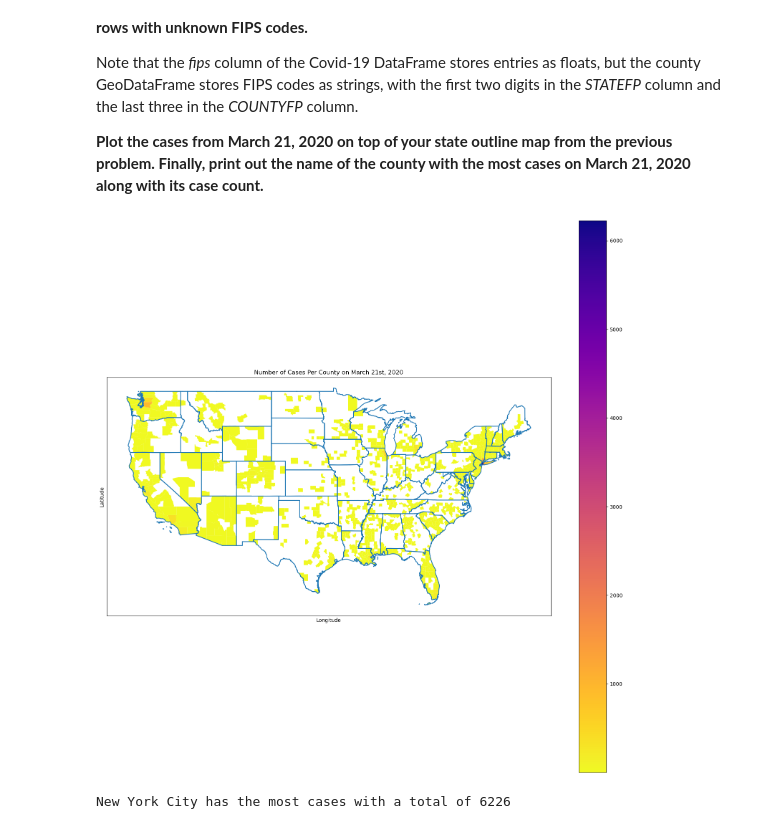
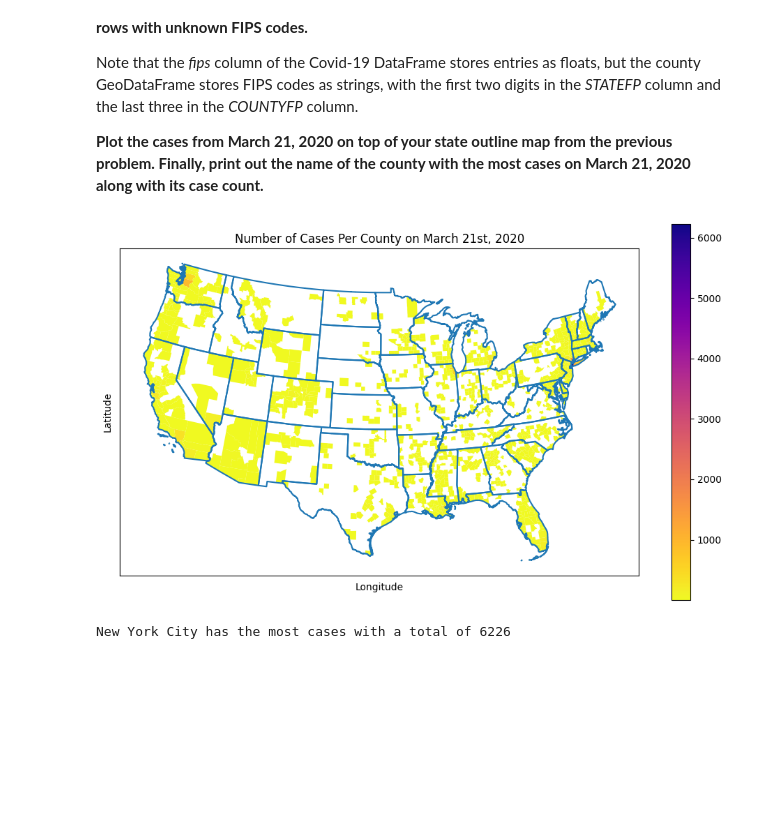
Before and after one commit to binDebug3/volume3, a Jupyter notebook: byu_vol3/Pandas4/pandas4.ipynb, the cells around one changed output. Drawn from its saved outputs; the diff is of its cells as text; code cells hidden in the pictures; blank space fills up the shorter version.

```diff
--- a/byu_vol3/Pandas4/pandas4.ipynb
+++ b/byu_vol3/Pandas4/pandas4.ipynb
@@ -76,7 +77,7 @@ Plot this GeoDataFrame to see an outline of the 48 contiguous states.
 Ensure a CRS of 5071.
 # %%
 # read data
-counties = gpd.read_file('county_data.gpkg')
+counties = gpd.read_file('/mnt/c/Users/dalli/source/acme_senior/volume3/byu_vol3/Pandas4/county_data.gpkg')
 
 # plot default map
 fig,ax = plt.subplots(figsize=(10,7), ncols=1, nrows=1)
@@ -93,16 +94,13 @@ plt.show()
 [figure]
 # %%
 # plot other formatting
-# TODO to crs does not work rip
-# counties.to_crs(5071,inplace=True)
+counties.to_crs(5071,inplace=True)
 
-fig,ax = plt.subplots(figsize=(10,7), ncols=1, nrows=1)
+fig, ax = plt.subplots(figsize=(10,7), ncols=1, nrows=1)
 base = counties["geometry"].boundary.plot(edgecolor='black', ax=ax, linewidth=0.2)
 
 # set plot parameters
 plt.title('US Counties in CRS 5071')
-plt.xlim(-185,-60)
-plt.ylim(18,75)
 plt.xlabel('Longitude')
 plt.ylabel('Latitude')
 plt.show()
@@ -111,7 +109,6 @@ plt.show()
 # %%
-states = gpd.read_file('county_data.gpkg')
-# to crs does not work rip
-# states.to_crs(5071,inplace=True)
+states = gpd.read_file('/mnt/c/Users/dalli/source/acme_senior/volume3/byu_vol3/Pandas4/county_data.gpkg')
+states.to_crs(5071,inplace=True)
 
 # drop unwanted regions
 states = states[~states['STATEFP'].isin(['02', '15', '60', '66', '69', '72', '78'])]
@@ -145,7 +142,7 @@ Note that the *fips* column of the Covid-19 DataFrame stores entries as floats,
 Finally, print out the name of the county with the most cases on March 21, 2020 along with its case count.**
 # %%
 # load data
-covid = pd.read_csv('nytimes.csv')
+covid = pd.read_csv('/mnt/c/Users/dalli/source/acme_senior/volume3/byu_vol3/Pandas4/nytimes.csv')
 
 # create fips column and convert it to numbers
 counties['fips'] = counties['STATEFP'] + counties['COUNTYFP']
@@ -153,34 +150,28 @@ counties['fips'] = pd.to_numeric(counties['fips'])
 
 # merge covid and counties on fips
 merged = covid.merge(counties, on='fips')
-
-
-# remove extra data
 merged = merged[~merged['state'].isin(['Hawaii', 'Alaska'])]
 
-# convert date columne
+# convert date columne and create gdf
 merged.set_index(pd.to_datetime(merged['date']),inplace=True)
 merged.drop(columns='date',inplace=True)
-
-# create gdf
 merged = gpd.GeoDataFrame(merged, geometry='geometry')
 # %%
 # state boundaries
-# TODO not in csr 5071
-base = states.boundary.plot(figsize=(20, 20))
+base = states.boundary.plot(figsize=(12, 7))
 
 # plot data
 merged.loc['2020-03-21'].plot(ax=base,column='cases',cmap='plasma_r', legend=True)
 
 # set plot parameters
 plt.xticks([])
 plt.yticks([])
 plt.xlabel("Longitude")
 plt.ylabel("Latitude")
 plt.title('Number of Cases Per County on March 21st, 2020')
 plt.show()
 # %% [output]
-[figure, old version]
+[figure, new version]
 # %%
 # find the worst state
 bad_state = np.argmax(merged.loc['2020-03-21']['cases'])
```
Also changed, not shown: parts of 9 cells of this notebook, 3 other files.
